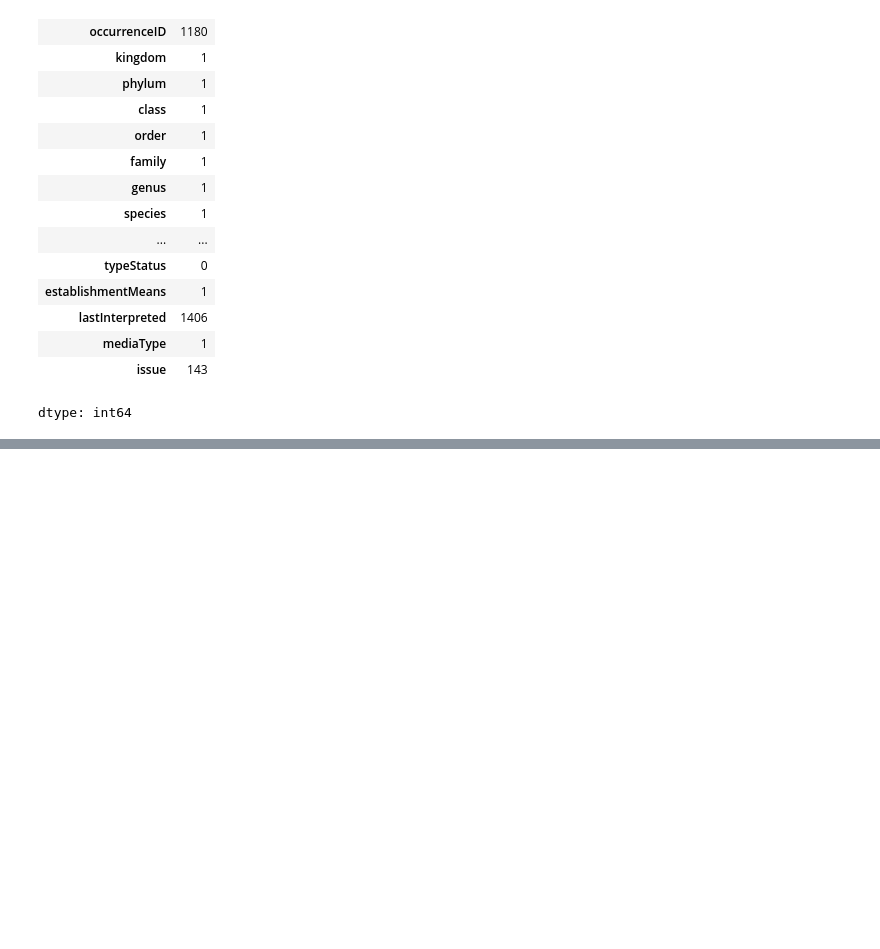
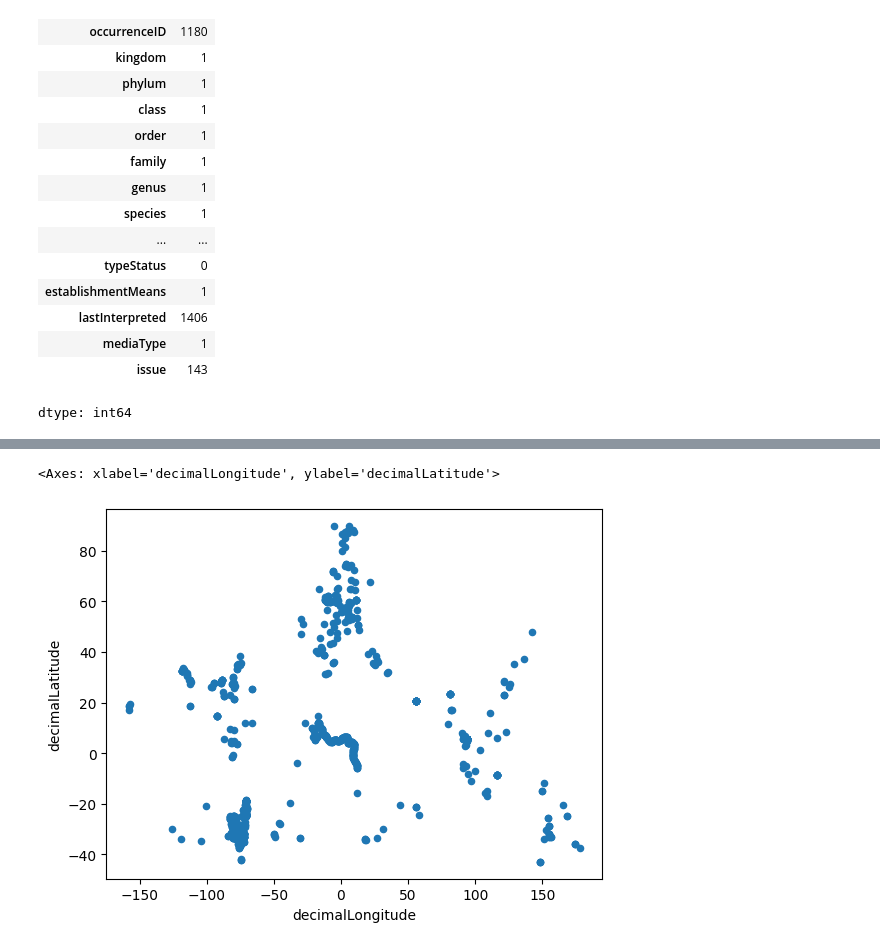
Before and after one commit to Isabela-Silverio-Cardoso-Pereira/AnaliseDado, a Jupyter notebook: analise_dados_tubarão_raposa.ipynb, the cells around one changed output, grey strips where cells are left out. Saved outputs shown, nothing was run; the diff lists cells and outputs as text; code cells hidden in the pictures; blank space fills up the shorter version.

```diff
--- a/analise_dados_tubarão_raposa.ipynb
+++ b/analise_dados_tubarão_raposa.ipynb
@@ -163,0 +214,8 @@ TypeError: Series.sort_index() takes 1 positional argument but 2 were given
+# %%
+df.plot.scatter(
+    x="decimalLongitude",
+    y="decimalLatitude"
+)
+# %% [output]
+<Axes: xlabel='decimalLongitude', ylabel='decimalLatitude'>
+[figure, added]
```
Also changed, not shown: parts of 6 cells of this notebook.
